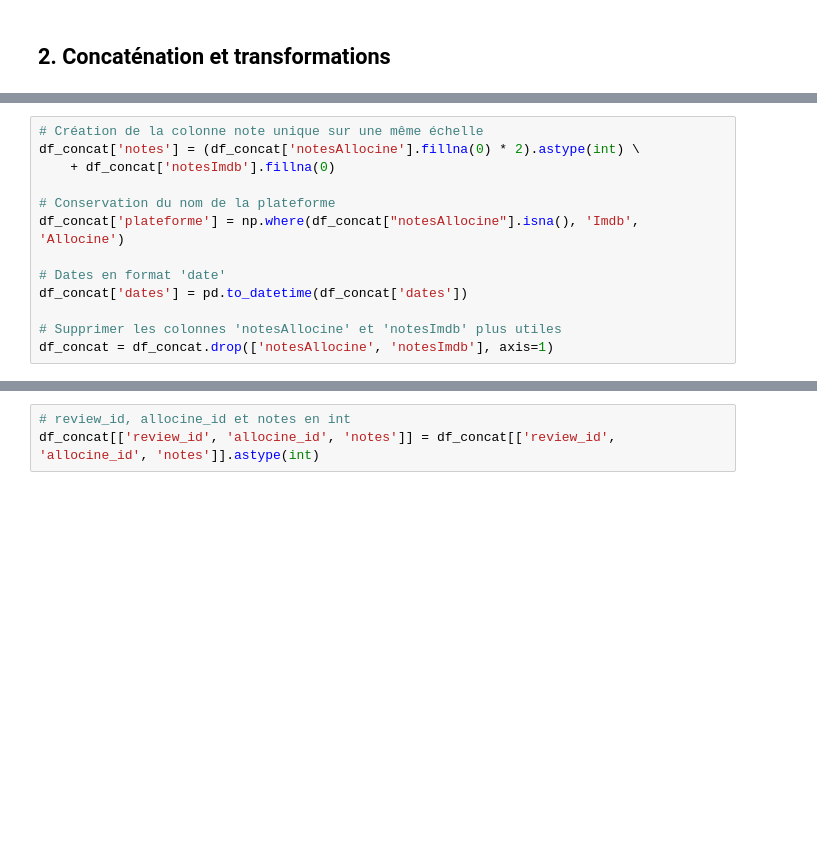
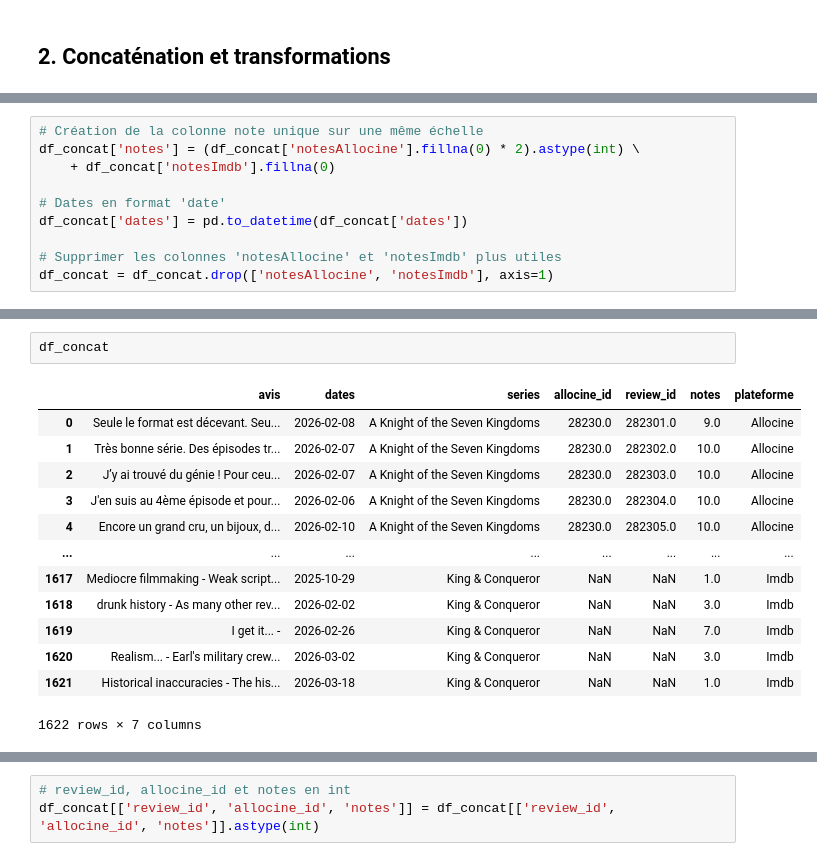
Before and after one commit to clemfouchier/webscrapping-series, a Jupyter notebook: 2_Nettoyage_Analyse/3_fusion_nettoyage.ipynb, the cells around one changed output, grey strips where cells are left out. Saved outputs shown, nothing was run; the diff lists cells and outputs as text; blank space fills up the shorter version.

```diff
--- a/2_Nettoyage_Analyse/3_fusion_nettoyage.ipynb
+++ b/2_Nettoyage_Analyse/3_fusion_nettoyage.ipynb
@@ -70,9 +71,6 @@ df_concat
 # Création de la colonne note unique sur une même échelle
 df_concat['notes'] = (df_concat['notesAllocine'].fillna(0) * 2).astype(int) \
     + df_concat['notesImdb'].fillna(0)
-
-# Conservation du nom de la plateforme
-df_concat['plateforme'] = np.where(df_concat["notesAllocine"].isna(), 'Imdb', 'Allocine')
 
 # Dates en format 'date'
 df_concat['dates'] = pd.to_datetime(df_concat['dates'])
@@ -86,2 +80,18 @@ KeyError: 'index'
+# %%
+df_concat
+# %% [output]
+|  | avis | dates | series | allocine_id | review_id | notes | plateforme |
+| 0 | Seule le format est décevant. Seu... | 2026-02-08 | A Knight of the Seven Kingdoms | 28230.0 | 282301.0 | 9.0 | Allocine |
+| 1 | Très bonne série. Des épisodes tr... | 2026-02-07 | A Knight of the Seven Kingdoms | 28230.0 | 282302.0 | 10.0 | Allocine |
+| 2 | J’y ai trouvé du génie ! Pour ceu... | 2026-02-07 | A Knight of the Seven Kingdoms | 28230.0 | 282303.0 | 10.0 | Allocine |
+| 3 | J'en suis au 4ème épisode et pour... | 2026-02-06 | A Knight of the Seven Kingdoms | 28230.0 | 282304.0 | 10.0 | Allocine |
+| 4 | Encore un grand cru, un bijoux, d... | 2026-02-10 | A Knight of the Seven Kingdoms | 28230.0 | 282305.0 | 10.0 | Allocine |
+| ... | ... | ... | ... | ... | ... | ... | ... |
+| 1617 | Mediocre filmmaking - Weak script... | 2025-10-29 | King & Conqueror | NaN | NaN | 1.0 | Imdb |
+| 1618 | drunk history - As many other rev... | 2026-02-02 | King & Conqueror | NaN | NaN | 3.0 | Imdb |
+| 1619 | I get it... - | 2026-02-26 | King & Conqueror | NaN | NaN | 7.0 | Imdb |
+| 1620 | Realism... - Earl's military crew... | 2026-03-02 | King & Conqueror | NaN | NaN | 3.0 | Imdb |
+| 1621 | Historical inaccuracies - The his... | 2026-03-18 | King & Conqueror | NaN | NaN | 1.0 | Imdb |
+1622 rows × 7 columns
 # %%
 # remplir les NaN de la colonne 'allocine_id'
```
Also changed, not shown: parts of 7 cells of this notebook, 4 other files.
